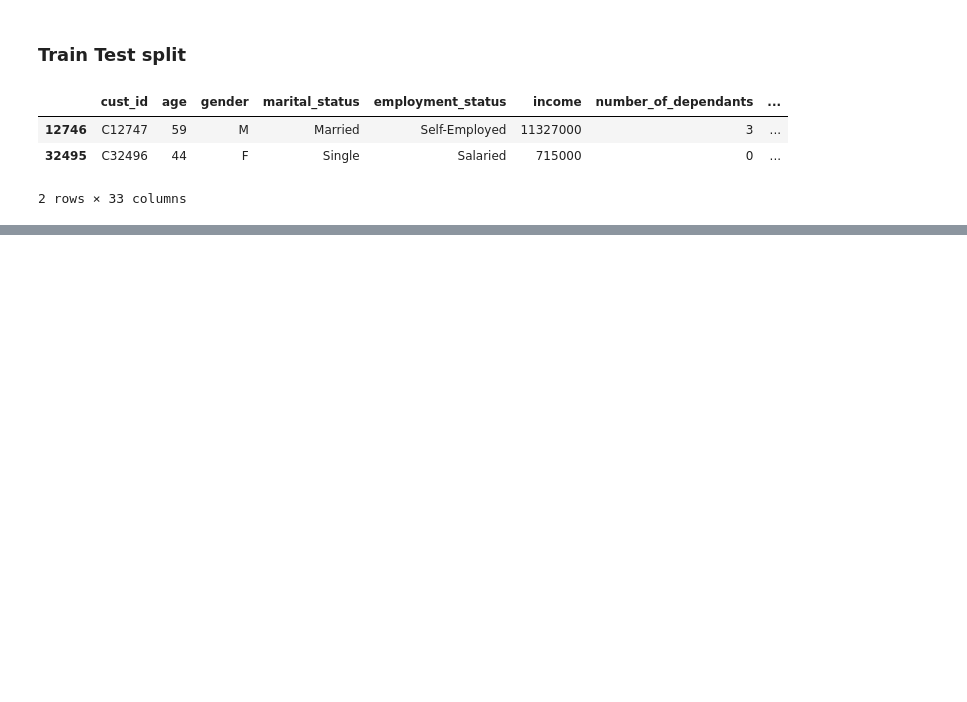
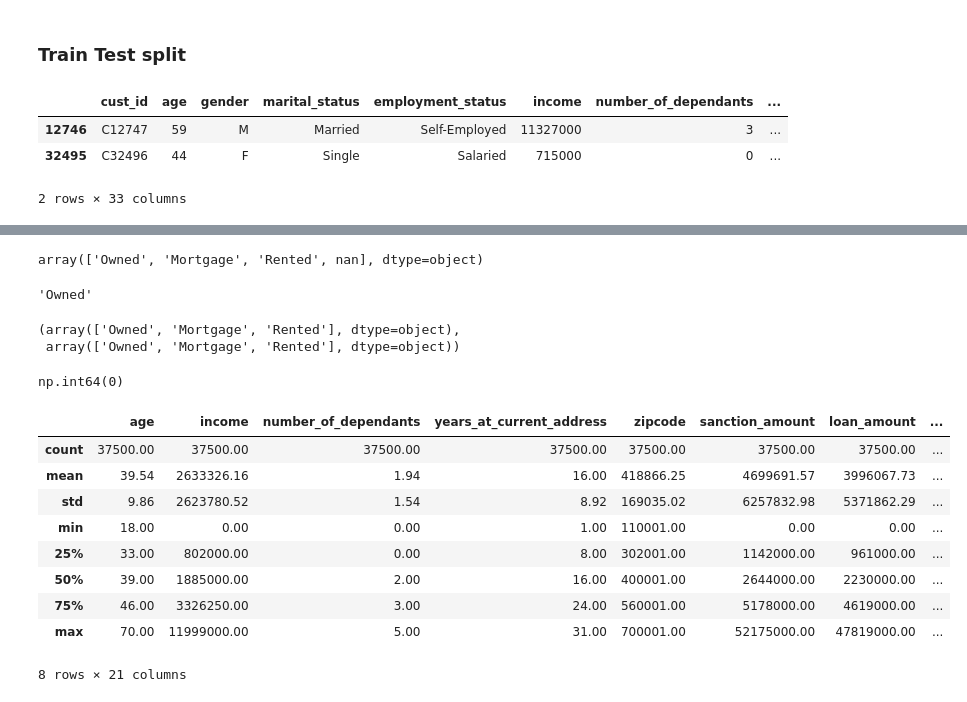
Before and after one commit to Abi27052000/Credit-Risk-Modelling, a Jupyter notebook: Credit_risk.ipynb, the cells around one changed output, grey strips where cells are left out. Saved outputs shown, nothing was run; the diff lists cells and outputs as text; code cells hidden in the pictures; blank space fills up the shorter version.

```diff
--- a/Credit_risk.ipynb
+++ b/Credit_risk.ipynb
@@ -105,0 +134,35 @@ df_train.head(2)
+# %%
+df_train.residence_type.unique()
+# %% [output]
+array(['Owned', 'Mortgage', 'Rented', nan], dtype=object)
+# %%
+mode_residence = df_train.residence_type.mode()[0]
+mode_residence
+# %% [output]
+'Owned'
+# %%
+df_train["residence_type"] = df_train["residence_type"].fillna(mode_residence)
+df_test["residence_type"] = df_test["residence_type"].fillna(mode_residence)
+
+
+df_train.residence_type.unique(), df_test.residence_type.unique()
+# %% [output]
+(array(['Owned', 'Mortgage', 'Rented'], dtype=object),
+ array(['Owned', 'Mortgage', 'Rented'], dtype=object))
+# %%
+df_train.duplicated().sum()
+# %% [output]
+np.int64(0)
+# %%
+df_train.describe()
+# %% [output]
+|  | age | income | number_of_dependants | years_at_current_address | zipcode | sanction_amount | loan_amount | ... |
+| count | 37500.00 | 37500.00 | 37500.00 | 37500.00 | 37500.00 | 37500.00 | 37500.00 | ... |
+| mean | 39.54 | 2633326.16 | 1.94 | 16.00 | 418866.25 | 4699691.57 | 3996067.73 | ... |
+| std | 9.86 | 2623780.52 | 1.54 | 8.92 | 169035.02 | 6257832.98 | 5371862.29 | ... |
+| min | 18.00 | 0.00 | 0.00 | 1.00 | 110001.00 | 0.00 | 0.00 | ... |
+| 25% | 33.00 | 802000.00 | 0.00 | 8.00 | 302001.00 | 1142000.00 | 961000.00 | ... |
+| 50% | 39.00 | 1885000.00 | 2.00 | 16.00 | 400001.00 | 2644000.00 | 2230000.00 | ... |
+| 75% | 46.00 | 3326250.00 | 3.00 | 24.00 | 560001.00 | 5178000.00 | 4619000.00 | ... |
+| max | 70.00 | 11999000.00 | 5.00 | 31.00 | 700001.00 | 52175000.00 | 47819000.00 | ... |
+8 rows × 21 columns
```
Also changed, not shown: parts of 24 cells of this notebook.
